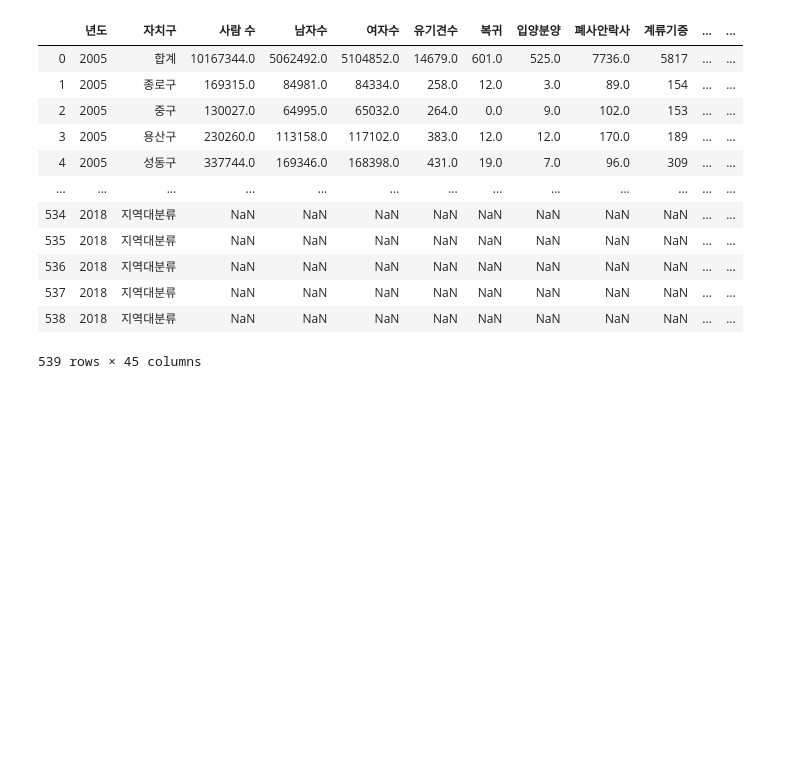
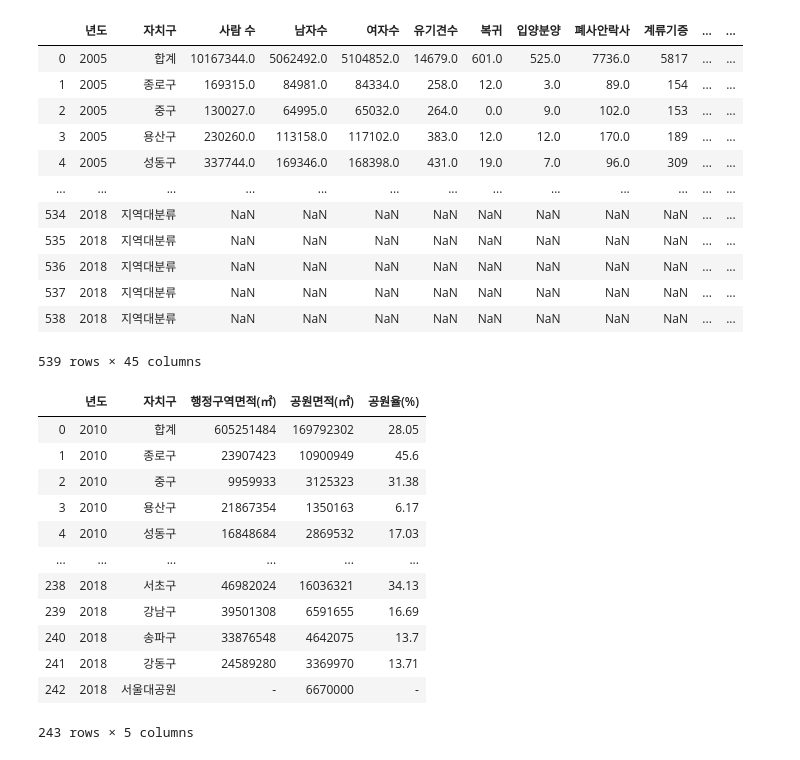
Before and after one commit to Kohayoung/shelter_dog, a Jupyter notebook: 1211_표 병합.ipynb, the cells around one changed output. Cells and saved outputs as stored; diff of their text form; code cells hidden in the pictures; blank space fills up the shorter version.

```diff
--- a/1211_표 병합.ipynb
+++ b/1211_표 병합.ipynb
@@ -210,3 +210,23 @@ df_result
 | 537 | 2018 | 지역대분류 | NaN | NaN | NaN | NaN | NaN | NaN | NaN | NaN | ... | ... |
 | 538 | 2018 | 지역대분류 | NaN | NaN | NaN | NaN | NaN | NaN | NaN | NaN | ... | ... |
 539 rows × 45 columns
+# %%
+#데이터 07
+df07 = pd.read_excel('데이터/07_서울시 공원 (공원율) 통계 [10-18].xls', header=1)
+df07_ft=df07[['기간','구분','행정구역면적(㎡)','합계','공원율(%)']]
+df07_ft.rename(columns={'기간':'년도', '구분':'자치구','합계':'공원면적(㎡)'}, inplace = True)
+df07_ft
+# %% [output]
+|  | 년도 | 자치구 | 행정구역면적(㎡) | 공원면적(㎡) | 공원율(%) |
+| 0 | 2010 | 합계 | 605251484 | 169792302 | 28.05 |
+| 1 | 2010 | 종로구 | 23907423 | 10900949 | 45.6 |
+| 2 | 2010 | 중구 | 9959933 | 3125323 | 31.38 |
+| 3 | 2010 | 용산구 | 21867354 | 1350163 | 6.17 |
+| 4 | 2010 | 성동구 | 16848684 | 2869532 | 17.03 |
+| ... | ... | ... | ... | ... | ... |
+| 238 | 2018 | 서초구 | 46982024 | 16036321 | 34.13 |
+| 239 | 2018 | 강남구 | 39501308 | 6591655 | 16.69 |
+| 240 | 2018 | 송파구 | 33876548 | 4642075 | 13.7 |
+| 241 | 2018 | 강동구 | 24589280 | 3369970 | 13.71 |
+| 242 | 2018 | 서울대공원 | - | 6670000 | - |
+243 rows × 5 columns
```
Also changed, not shown: parts of 1 cell of this notebook, 1 other file.
